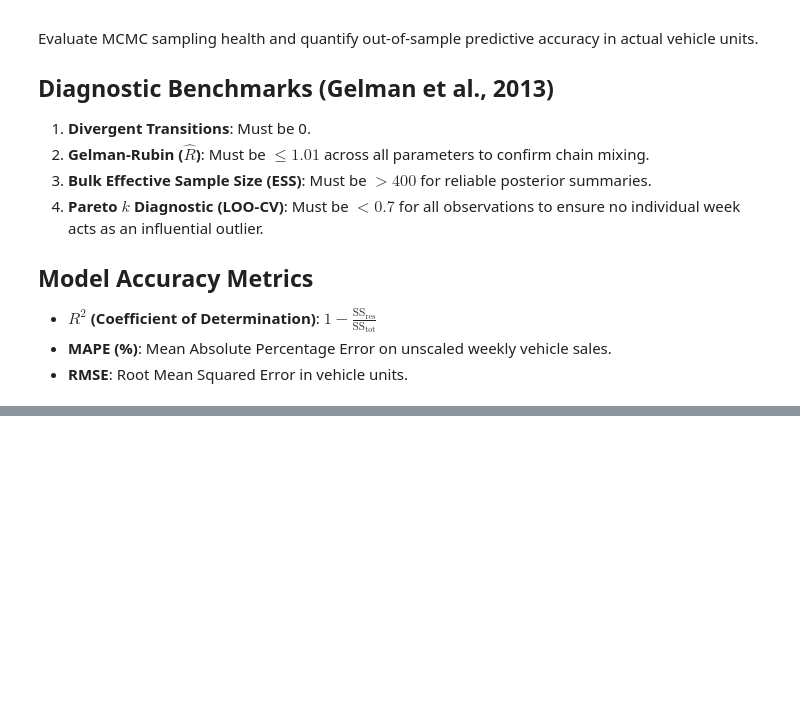
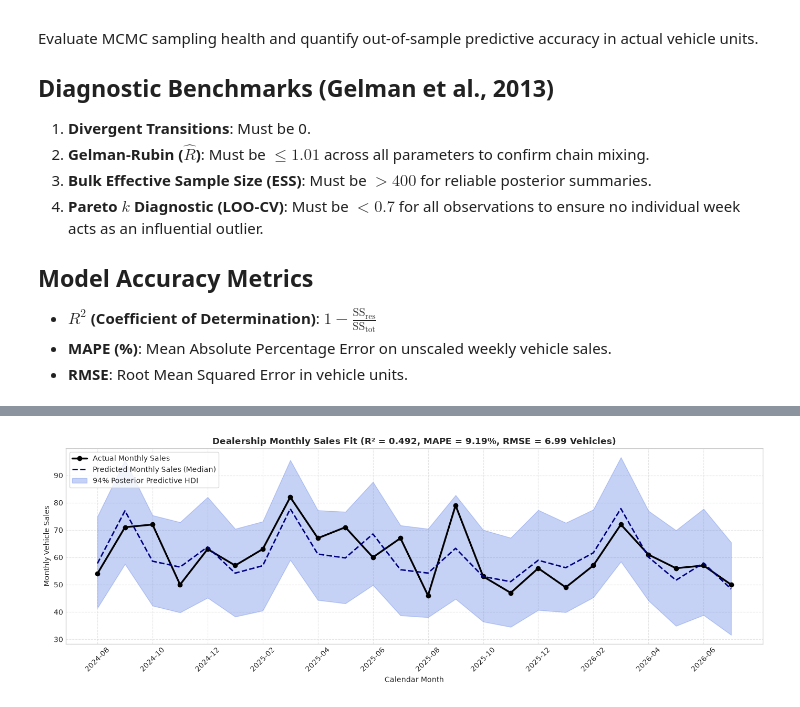
Before and after one commit to bdececco/titan-project, a Jupyter notebook: notebooks/mcj_weekly_model.ipynb, the cells around one changed output, grey strips where cells are left out. Drawn from its saved outputs; the diff is of its cells as text; code cells hidden in the pictures; blank space fills up the shorter version.

```diff
--- a/notebooks/mcj_weekly_model.ipynb
+++ b/notebooks/mcj_weekly_model.ipynb
@@ -1120,0 +1027,96 @@ TypeError: hdi got an unexpected keyword argument: 'hdi_prob'. The 'hdi_prob' ar
+# %%
+import numpy as np
+import pandas as pd
+import matplotlib.pyplot as plt
+import arviz as az
+import xarray as xr
+
+# ==============================================================================
+# MONTHLY ROLLED-UP ACCURACY METRICS & DEALERSHIP REPORTING
+# ==============================================================================
+
+# 1. Extract Weekly Posterior Predictive Samples in Unscaled Vehicles
+ppc_extracted = az.extract(idata, group="posterior_predictive")
+
+if isinstance(ppc_extracted, xr.Dataset):
+    ppc_key = "likelihood" if "likelihood" in ppc_extracted else list(ppc_extracted.data_vars)[0]
+    ppc_data = ppc_extracted[ppc_key].values
+elif isinstance(ppc_extracted, xr.DataArray):
+    ppc_data = ppc_extracted.values
+else:
+    ppc_data = np.asarray(ppc_extracted)
+
+# Align shape to (n_weeks, n_draws) and unscale
+if ppc_data.shape[0] == len(df_model):
+    weekly_draws = ppc_data * sales_mean
+else:
+    weekly_draws = ppc_data.T * sales_mean
+
+# 2. Build Weekly DataFrame with Draw Matrices
+df_weekly_eval = df_model[['week_start', 'sales']].copy()
+df_weekly_eval['year_month'] = pd.to_datetime(df_weekly_eval['week_start']).dt.to_period('M')
+
+# Group Actuals and Draw Matrices by Calendar Month
+monthly_groups = df_weekly_eval.groupby('year_month')
+month_periods = list(monthly_groups.groups.keys())
+n_months = len(month_periods)
+n_draws = weekly_draws.shape[1]
+
+monthly_actuals = np.zeros(n_months)
+monthly_draws = np.zeros((n_months, n_draws))
+
+for i, (m, indices) in enumerate(monthly_groups.groups.items()):
+    monthly_actuals[i] = df_weekly_eval.loc[indices, 'sales'].sum()
+    monthly_draws[i, :] = weekly_draws[indices, :].sum(axis=0)
+
+# 3. Monthly Posterior Summaries
+monthly_pred_median = np.median(monthly_draws, axis=1)
+monthly_pred_lower = np.percentile(monthly_draws, 3, axis=1)   # 94% HDI Lower
+monthly_pred_upper = np.percentile(monthly_draws, 97, axis=1)  # 94% HDI Upper
+
+# 4. Monthly Accuracy Metrics
+monthly_mape = np.mean(np.abs((monthly_actuals - monthly_pred_median) / monthly_actuals)) * 100
+monthly_rmse = np.sqrt(np.mean((monthly_actuals - monthly_pred_median) ** 2))
+
+ss_res_m = np.sum((monthly_actuals - monthly_pred_median) ** 2)
+ss_tot_m = np.sum((monthly_actuals - np.mean(monthly_actuals)) ** 2)
+monthly_r2 = float(1.0 - (ss_res_m / ss_tot_m))
+
+# Weekly Metrics for Comparison (from Cell 10)
+weekly_pred_median = np.median(weekly_draws, axis=1)
+weekly_actuals = df_weekly_eval['sales'].values
+weekly_mape = np.mean(np.abs((weekly_actuals - weekly_pred_median) / weekly_actuals)) * 100
+weekly_rmse = np.sqrt(np.mean((weekly_actuals - weekly_pred_median) ** 2))
+weekly_r2 = 1.0 - (np.sum((weekly_actuals - weekly_pred_median)**2) / np.sum((weekly_actuals - weekly_actuals.mean())**2))
+
+# 5. Summary Table
+cadence_comparison = pd.DataFrame({
+    "Cadence": ["Weekly (Model Input)", "Monthly (Dealership Rollup)"],
+    "R-Squared (R²)": [f"{weekly_r2:.4f}", f"{monthly_r2:.4f}"],
+    "MAPE (%)": [f"{weekly_mape:.2f}%", f"{monthly_mape:.2f}%"],
+    "RMSE (Vehicles)": [f"{weekly_rmse:.2f} v/wk", f"{monthly_rmse:.2f} v/mo"]
+})
+
+print("=" * 80)
+print("ACCURACY METRICS BY REPORTING CADENCE")
+print("=" * 80)
+print(cadence_comparison.to_string(index=False))
+
+# 6. Plot Monthly Actuals vs Predicted Fit
+plt.figure(figsize=(14, 5))
+month_labels = [str(m) for m in month_periods]
+x_axis = np.arange(n_months)
+
+plt.plot(x_axis, monthly_actuals, color='black', linewidth=2.5, marker='o', label='Actual Monthly Sales')
+plt.plot(x_axis, monthly_pred_median, color='navy', linestyle='--', linewidth=2, label='Predicted Monthly Sales (Median)')
+plt.fill_between(x_axis, monthly_pred_lower, monthly_pred_upper, color='royalblue', alpha=0.3, label='94% Posterior Predictive HDI')
+
+plt.title(f"Dealership Monthly Sales Fit (R² = {monthly_r2:.3f}, MAPE = {monthly_mape:.2f}%, RMSE = {monthly_rmse:.2f} Vehicles)", fontsize=12, fontweight='bold')
+plt.ylabel("Monthly Vehicle Sales", fontsize=10)
+plt.xlabel("Calendar Month", fontsize=10)
+plt.xticks(x_axis[::2], month_labels[::2], rotation=45)
+plt.legend(loc='upper left', frameon=True)
+plt.grid(True, linestyle='--', alpha=0.5)
+plt.tight_layout()
+plt.show()
+# %% [output]
@@ -1120,0 +1129 @@ TypeError: hdi got an unexpected keyword argument: 'hdi_prob'. The 'hdi_prob' ar
+[figure, added]
```
Also changed, not shown: parts of 13 cells of this notebook.
